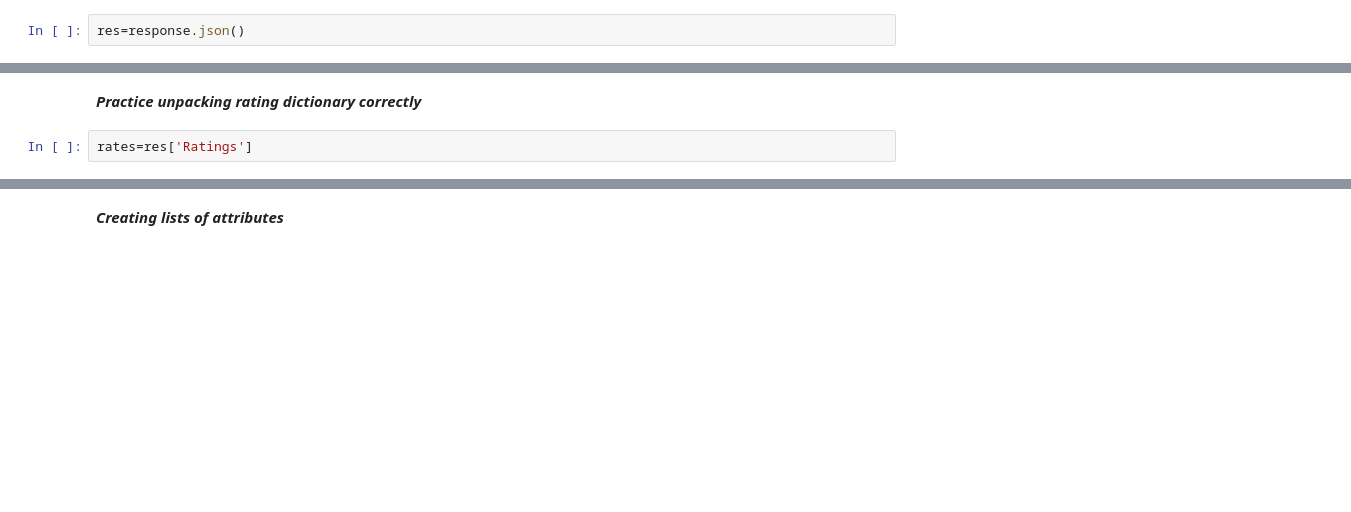
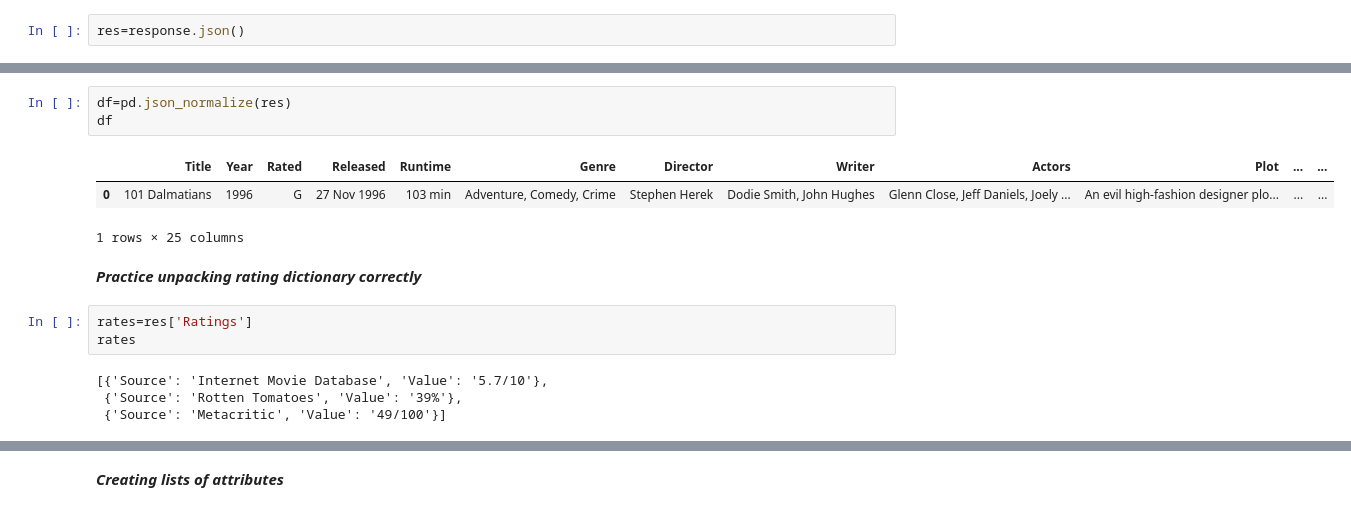
Before and after one commit to Daniel-Hoover/MovieRemakeCapstone, a Jupyter notebook: movie_api.ipynb, the cells around one changed output, grey strips where cells are left out. Saved outputs shown, nothing was run; the diff lists cells and outputs as text; blank space fills up the shorter version.

```diff
--- a/movie_api.ipynb
+++ b/movie_api.ipynb
@@ -86,8 +75,20 @@ res
  'Production': 'N/A',
  'Website': 'N/A',
  'Response': 'True'}
+# %%
+df=pd.json_normalize(res)
+df
+# %% [output]
+|  | Title | Year | Rated | Released | Runtime | Genre | Director | Writer | Actors | Plot | ... | ... |
+| 0 | 101 Dalmatians | 1996 | G | 27 Nov 1996 | 103 min | Adventure, Comedy, Crime | Stephen Herek | Dodie Smith, John Hughes | Glenn Close, Jeff Daniels, Joely ... | An evil high-fashion designer plo... | ... | ... |
+1 rows × 25 columns
 # %% [markdown]
 ***Practice unpacking rating dictionary correctly***
 # %%
 rates=res['Ratings']
+rates
+# %% [output]
+[{'Source': 'Internet Movie Database', 'Value': '5.7/10'},
+ {'Source': 'Rotten Tomatoes', 'Value': '39%'},
+ {'Source': 'Metacritic', 'Value': '49/100'}]
 # %%
```
Also changed, not shown: parts of 39 cells of this notebook.
